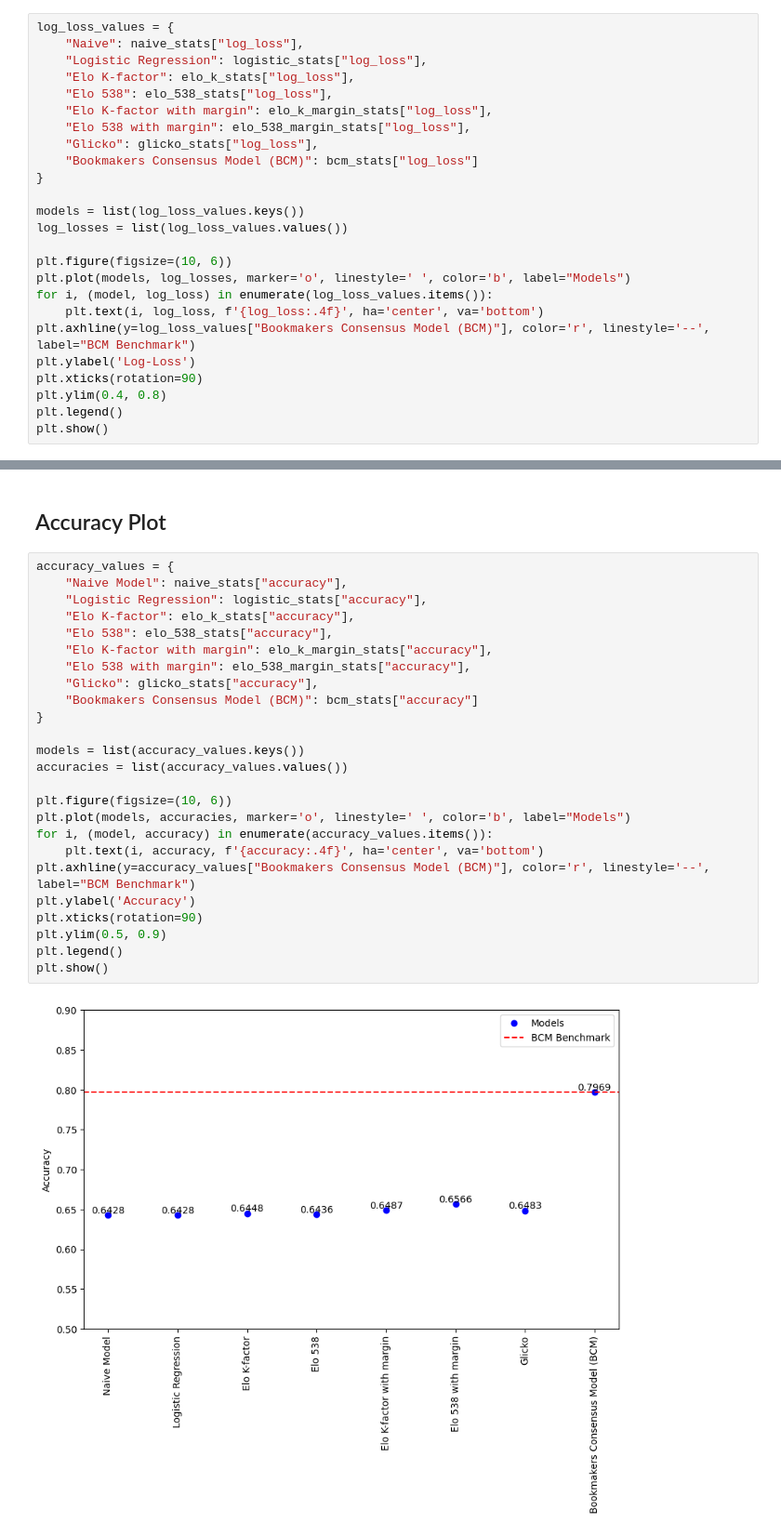
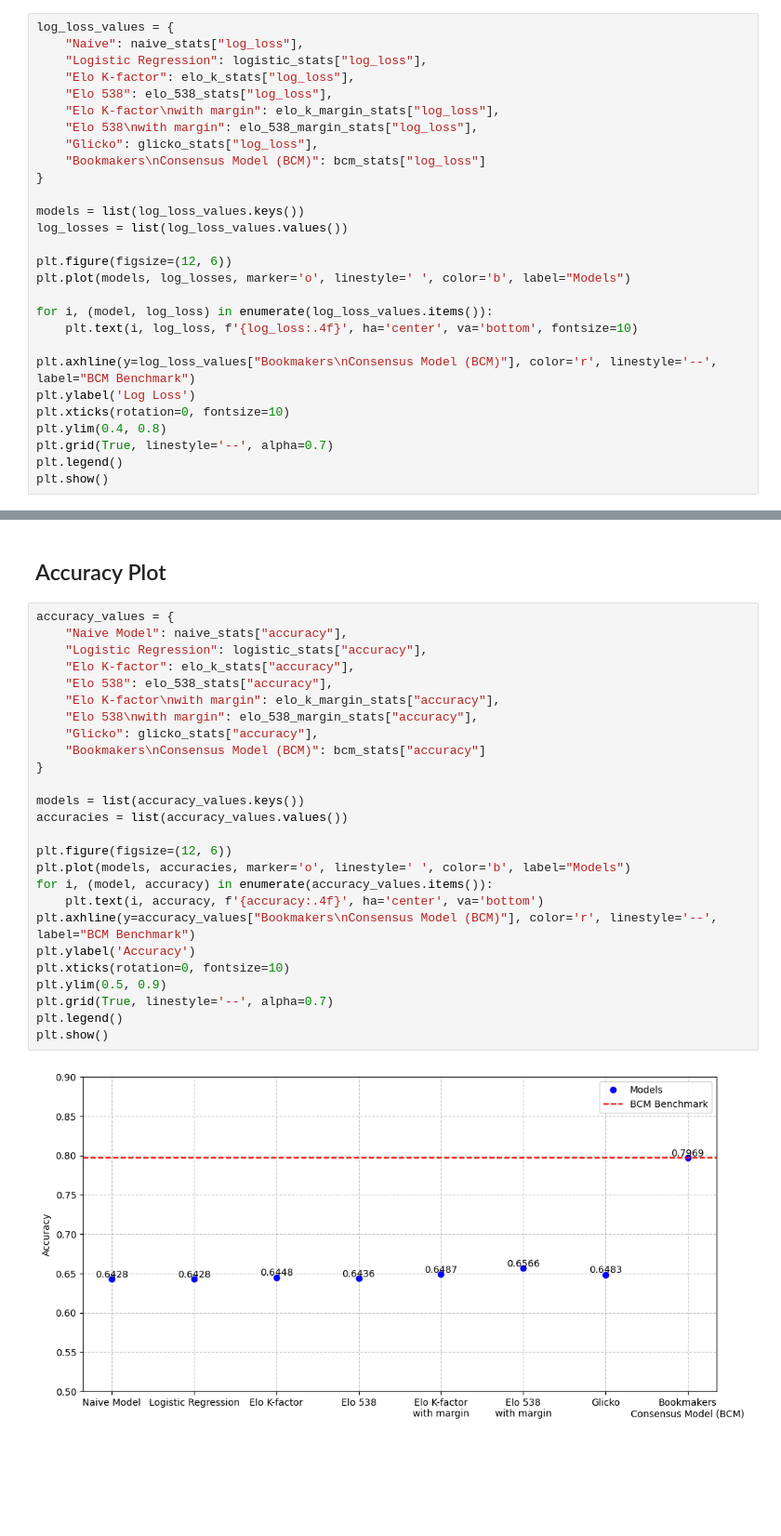
Before and after one commit to oanhnguyenolivia/TennisOutcomePrediction, a Jupyter notebook: Final Codes for Project B.ipynb, the cells around one changed output, grey strips where cells are left out. Shown at 93% size. Drawn from its saved outputs; the diff is of its cells as text; blank space fills up the shorter version.

```diff
--- a/Final Codes for Project B.ipynb
+++ b/Final Codes for Project B.ipynb
@@ -818,23 +818,26 @@ log_loss_values = {
     "Logistic Regression": logistic_stats["log_loss"],
     "Elo K-factor": elo_k_stats["log_loss"],
     "Elo 538": elo_538_stats["log_loss"],
-    "Elo K-factor with margin": elo_k_margin_stats["log_loss"],
-    "Elo 538 with margin": elo_538_margin_stats["log_loss"],
+    "Elo K-factor\nwith margin": elo_k_margin_stats["log_loss"],
+    "Elo 538\nwith margin": elo_538_margin_stats["log_loss"],
     "Glicko": glicko_stats["log_loss"],
-    "Bookmakers Consensus Model (BCM)": bcm_stats["log_loss"]
+    "Bookmakers\nConsensus Model (BCM)": bcm_stats["log_loss"]
 }
 
 models = list(log_loss_values.keys())
 log_losses = list(log_loss_values.values())
 
-plt.figure(figsize=(10, 6))
+plt.figure(figsize=(12, 6))
 plt.plot(models, log_losses, marker='o', linestyle=' ', color='b', label="Models")
+
 for i, (model, log_loss) in enumerate(log_loss_values.items()):
-    plt.text(i, log_loss, f'{log_loss:.4f}', ha='center', va='bottom')
-plt.axhline(y=log_loss_values["Bookmakers Consensus Model (BCM)"], color='r', linestyle='--', label="BCM Benchmark")
-plt.ylabel('Log-Loss')
-plt.xticks(rotation=90)
+    plt.text(i, log_loss, f'{log_loss:.4f}', ha='center', va='bottom', fontsize=10)
+
+plt.axhline(y=log_loss_values["Bookmakers\nConsensus Model (BCM)"], color='r', linestyle='--', label="BCM Benchmark")
+plt.ylabel('Log Loss')
+plt.xticks(rotation=0, fontsize=10)
 plt.ylim(0.4, 0.8)
+plt.grid(True, linestyle='--', alpha=0.7)
 plt.legend()
 plt.show()
 # %% [output]
@@ -844,27 +847,28 @@ plt.show()
 # %%
 accuracy_values = {
     "Naive Model": naive_stats["accuracy"],
     "Logistic Regression": logistic_stats["accuracy"],
     "Elo K-factor": elo_k_stats["accuracy"],
     "Elo 538": elo_538_stats["accuracy"],
-    "Elo K-factor with margin": elo_k_margin_stats["accuracy"],
-    "Elo 538 with margin": elo_538_margin_stats["accuracy"],
+    "Elo K-factor\nwith margin": elo_k_margin_stats["accuracy"],
+    "Elo 538\nwith margin": elo_538_margin_stats["accuracy"],
     "Glicko": glicko_stats["accuracy"],
-    "Bookmakers Consensus Model (BCM)": bcm_stats["accuracy"]
+    "Bookmakers\nConsensus Model (BCM)": bcm_stats["accuracy"]
 }
 
 models = list(accuracy_values.keys())
 accuracies = list(accuracy_values.values())
 
-plt.figure(figsize=(10, 6))
+plt.figure(figsize=(12, 6))
 plt.plot(models, accuracies, marker='o', linestyle=' ', color='b', label="Models")
 for i, (model, accuracy) in enumerate(accuracy_values.items()):
     plt.text(i, accuracy, f'{accuracy:.4f}', ha='center', va='bottom')
-plt.axhline(y=accuracy_values["Bookmakers Consensus Model (BCM)"], color='r', linestyle='--', label="BCM Benchmark")
+plt.axhline(y=accuracy_values["Bookmakers\nConsensus Model (BCM)"], color='r', linestyle='--', label="BCM Benchmark")
 plt.ylabel('Accuracy')
-plt.xticks(rotation=90)
+plt.xticks(rotation=0, fontsize=10)
 plt.ylim(0.5, 0.9)
+plt.grid(True, linestyle='--', alpha=0.7)
 plt.legend()
 plt.show()
 # %% [output]
-[figure, old version]
+[figure, new version]
```
Also changed, not shown: parts of 1 cell of this notebook.
